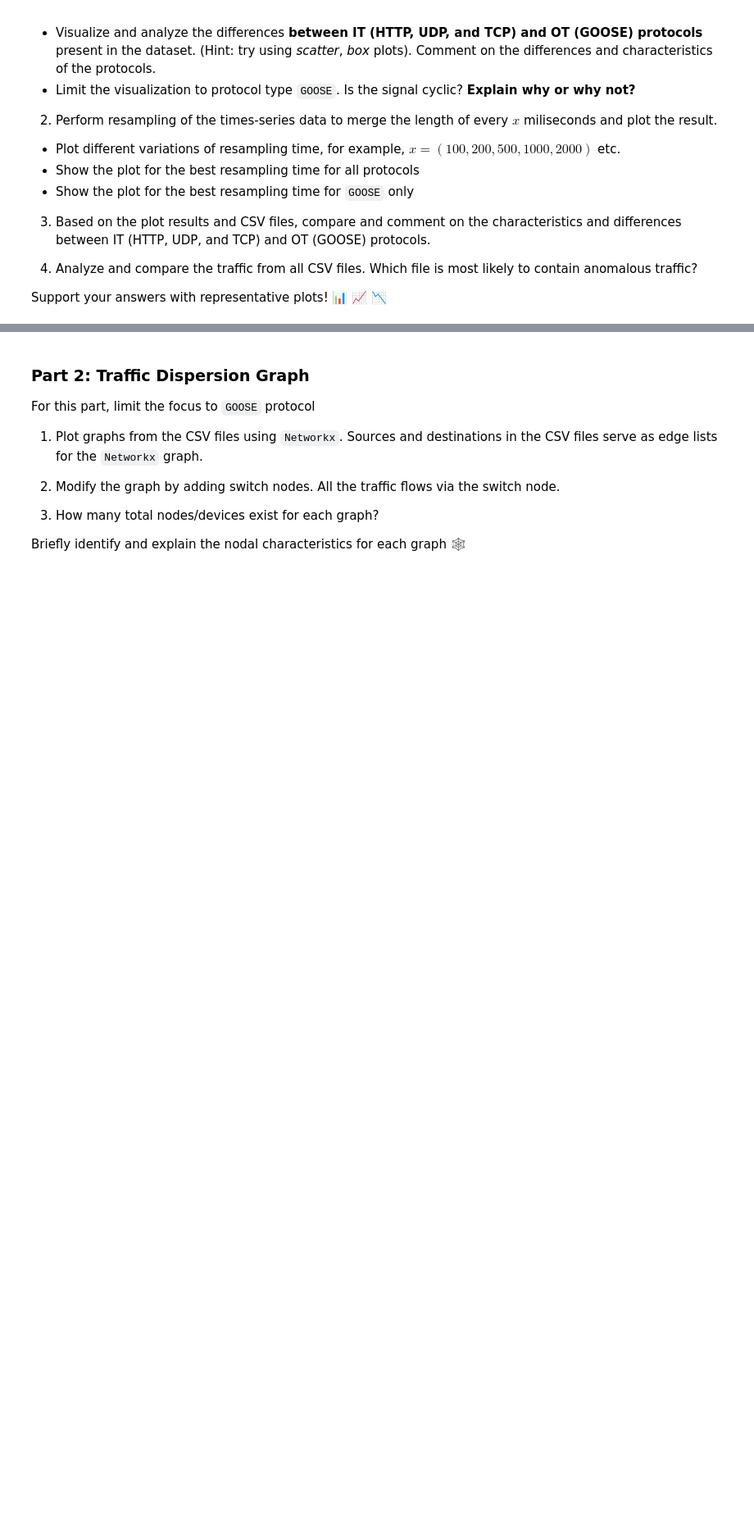
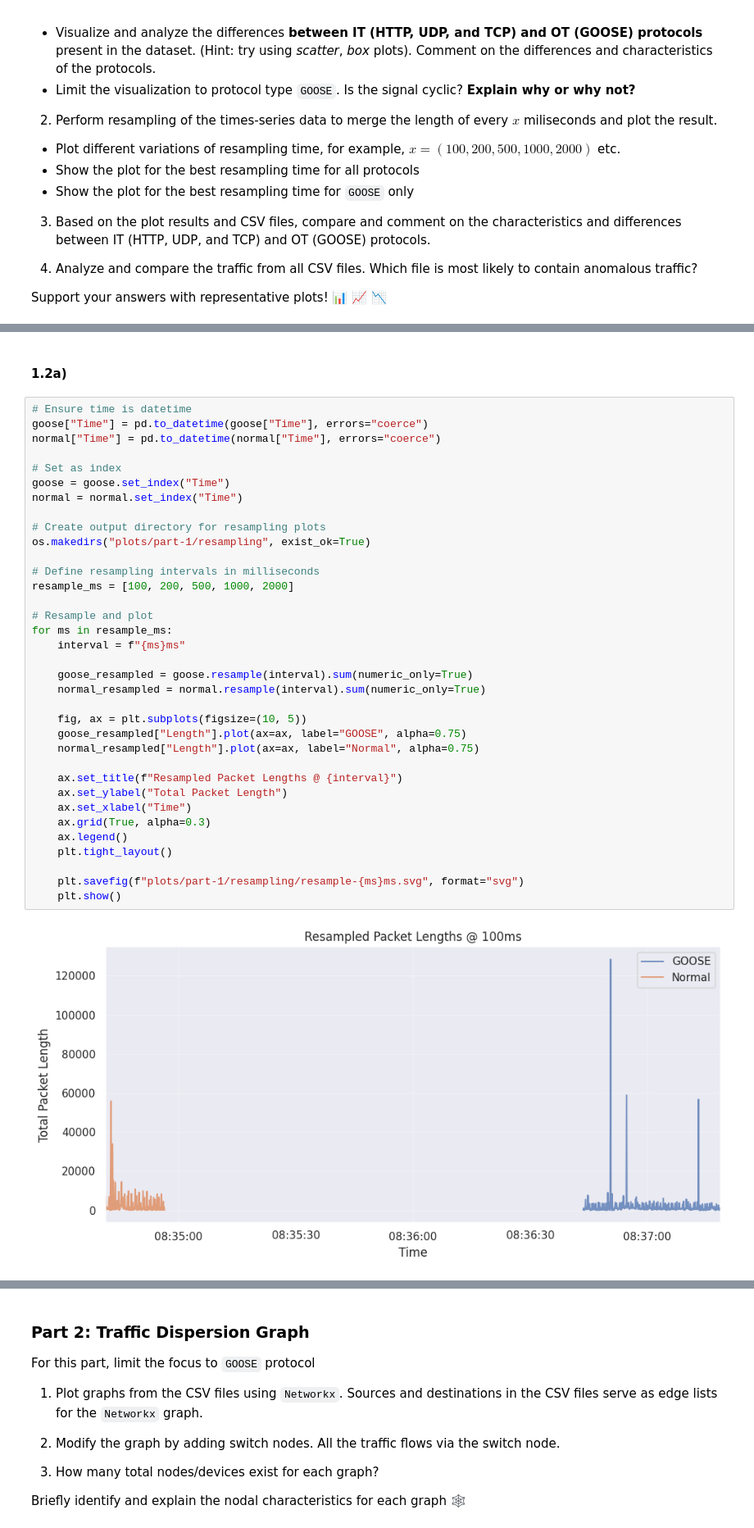
Before and after one commit to zn-a/CyberSec, a Jupyter notebook: Lab/Lab-4/Copy_of_Lab4_OT_traffic.ipynb, the cells around one changed output, grey strips where cells are left out. Shown at 82% size. Saved outputs shown, nothing was run; the diff lists cells and outputs as text; blank space fills up the shorter version.

```diff
--- a/Lab/Lab-4/Copy_of_Lab4_OT_traffic.ipynb
+++ b/Lab/Lab-4/Copy_of_Lab4_OT_traffic.ipynb
@@ -237,0 +289,39 @@ Support your answers with representative plots! 📊 📈 📉
+# %% [markdown]
+#### 1.2a)
+# %%
+# Ensure time is datetime
+goose["Time"] = pd.to_datetime(goose["Time"], errors="coerce")
+normal["Time"] = pd.to_datetime(normal["Time"], errors="coerce")
+
+# Set as index
+goose = goose.set_index("Time")
+normal = normal.set_index("Time")
+
+# Create output directory for resampling plots
+os.makedirs("plots/part-1/resampling", exist_ok=True)
+
+# Define resampling intervals in milliseconds
+resample_ms = [100, 200, 500, 1000, 2000]
+
+# Resample and plot
+for ms in resample_ms:
+    interval = f"{ms}ms"
+
+    goose_resampled = goose.resample(interval).sum(numeric_only=True)
+    normal_resampled = normal.resample(interval).sum(numeric_only=True)
+
+    fig, ax = plt.subplots(figsize=(10, 5))
+    goose_resampled["Length"].plot(ax=ax, label="GOOSE", alpha=0.75)
+    normal_resampled["Length"].plot(ax=ax, label="Normal", alpha=0.75)
+
+    ax.set_title(f"Resampled Packet Lengths @ {interval}")
+    ax.set_ylabel("Total Packet Length")
+    ax.set_xlabel("Time")
+    ax.grid(True, alpha=0.3)
+    ax.legend()
+    plt.tight_layout()
+
+    plt.savefig(f"plots/part-1/resampling/resample-{ms}ms.svg", format="svg")
+    plt.show()
+# %% [output]
+[figure, added]
```
Also changed, not shown: parts of 12 cells of this notebook.
